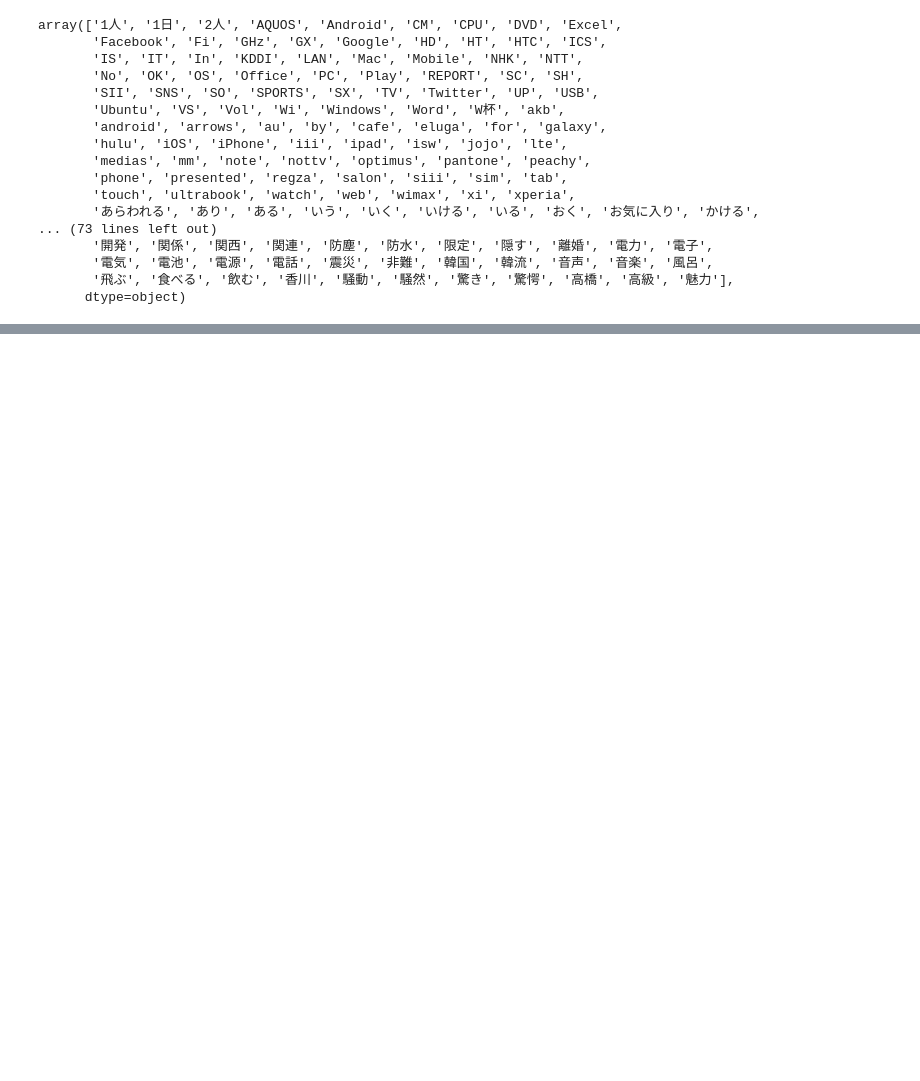
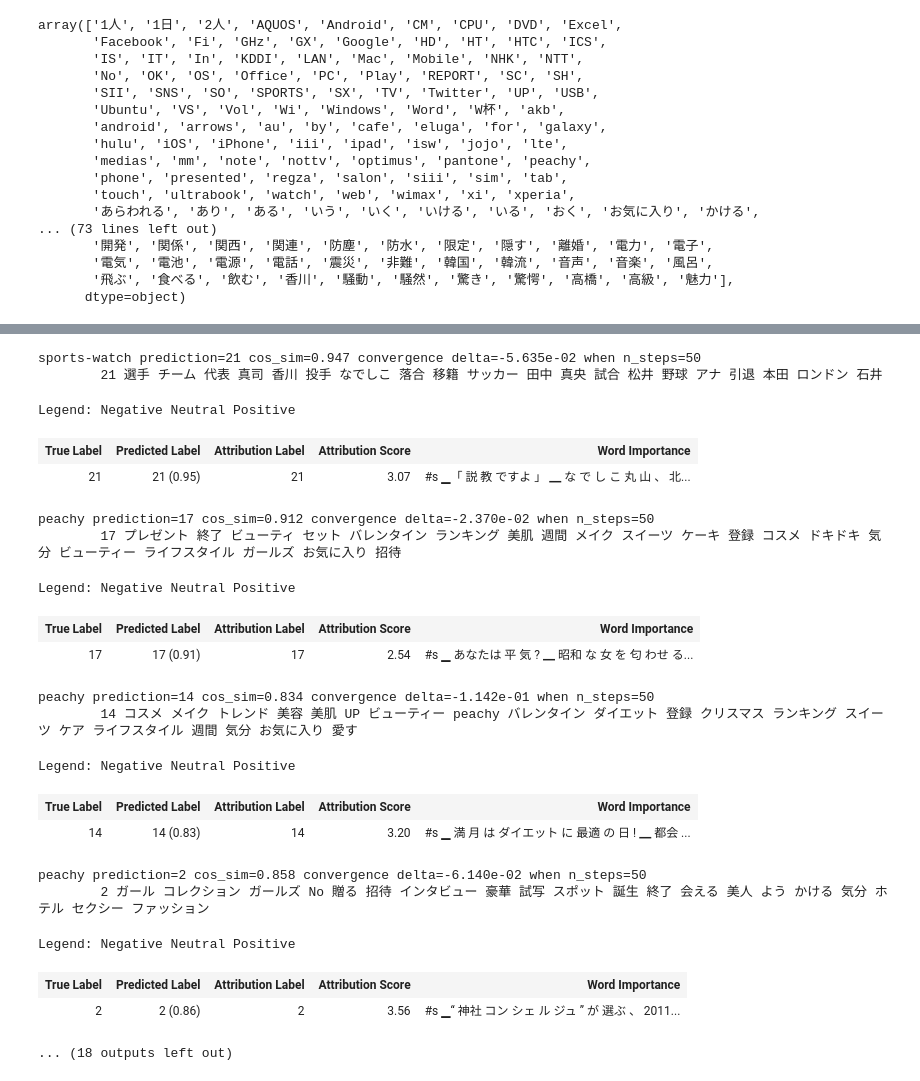
Before and after one commit to tomonari-masada/course2024-nlp, a Jupyter notebook: EDA_with_multilingual_e5_large_instruct.ipynb, the cells around one changed output, grey strips where cells are left out. Saved outputs shown, nothing was run; the diff lists cells and outputs as text; code cells hidden in the pictures; blank space fills up the shorter version.

```diff
--- a/EDA_with_multilingual_e5_large_instruct.ipynb
+++ b/EDA_with_multilingual_e5_large_instruct.ipynb
@@ -390,0 +397,26 @@ watch SPORTS 星野 斎藤 ダルビッシュ 巨人 ノム 開幕 本田 長友
+# %%
+lig = LayerIntegratedGradients(
+    cluster_similarity_forward_func,
+    model.roberta.embeddings.word_embeddings,
+)
+# %%
+vis_data_records_ig = []
+# %%
+def add_attributions_to_visualizer(attributions, text, pred_prob, pred_class, true_class,
+                                   attr_class, convergence_scores, vis_data_records):
+    attributions = attributions.cpu()
+    attributions = attributions.sum(dim=-1).squeeze(0)
+    attributions = attributions / torch.norm(attributions)
+    attributions = attributions.cpu().detach().numpy()
+    vis_data_records.append(
+        visualization.VisualizationDataRecord(
+            attributions,
+            pred_prob,
+            pred_class,
+            true_class,
+            attr_class,
+            attributions.sum(),
+            text,
+            convergence_scores,
+        )
+    )
@@ -390,0 +489,30 @@ watch SPORTS 星野 斎藤 ダルビッシュ 巨人 ノム 開幕 本田 長友
+# %%
+for i in tqdm(range(60, 70)):
+    example = dataset["validation"][i]
+    print(category_names[example["category"]], end=" ")
+    vis_data_records_ig = []
+    prediction = interpret_text(example["title"], n_steps=50)
+    print("\t" + topic_words[prediction])
+    visualization.visualize_text(vis_data_records_ig);
+# %% [output]
+sports-watch prediction=21 cos_sim=0.947 convergence delta=-5.635e-02 when n_steps=50
+        21 選手 チーム 代表 真司 香川 投手 なでしこ 落合 移籍 サッカー 田中 真央 試合 松井 野球 アナ 引退 本田 ロンドン 石井
+Legend: Negative Neutral Positive
+| True Label | Predicted Label | Attribution Label | Attribution Score | Word Importance |
+| 21 | 21 (0.95) | 21 | 3.07 | #s ▁「 説 教 ですよ 」 ▁ な で し こ 丸 山 、 北... |
+peachy prediction=17 cos_sim=0.912 convergence delta=-2.370e-02 when n_steps=50
+        17 プレゼント 終了 ビューティ セット バレンタイン ランキング 美肌 週間 メイク スイーツ ケーキ 登録 コスメ ドキドキ 気分 ビューティー ライフスタイル ガールズ お気に入り 招待
+Legend: Negative Neutral Positive
+| True Label | Predicted Label | Attribution Label | Attribution Score | Word Importance |
+| 17 | 17 (0.91) | 17 | 2.54 | #s ▁ あなたは 平 気 ? ▁ 昭和 な 女 を 匂 わせ る... |
+peachy prediction=14 cos_sim=0.834 convergence delta=-1.142e-01 when n_steps=50
+        14 コスメ メイク トレンド 美容 美肌 UP ビューティー peachy バレンタイン ダイエット 登録 クリスマス ランキング スイーツ ケア ライフスタイル 週間 気分 お気に入り 愛す
+Legend: Negative Neutral Positive
+| True Label | Predicted Label | Attribution Label | Attribution Score | Word Importance |
+| 14 | 14 (0.83) | 14 | 3.20 | #s ▁ 満 月 は ダイエット に 最適 の 日 ! ▁ 都会 ... |
+peachy prediction=2 cos_sim=0.858 convergence delta=-6.140e-02 when n_steps=50
+        2 ガール コレクション ガールズ No 贈る 招待 インタビュー 豪華 試写 スポット 誕生 終了 会える 美人 よう かける 気分 ホテル セクシー ファッション
+Legend: Negative Neutral Positive
+| True Label | Predicted Label | Attribution Label | Attribution Score | Word Importance |
+| 2 | 2 (0.86) | 2 | 3.56 | #s ▁“ 神社 コン シェ ル ジュ ” が 選ぶ 、 2011... |
+... (18 outputs left out)
```
Also changed, not shown: parts of 60 cells of this notebook.
